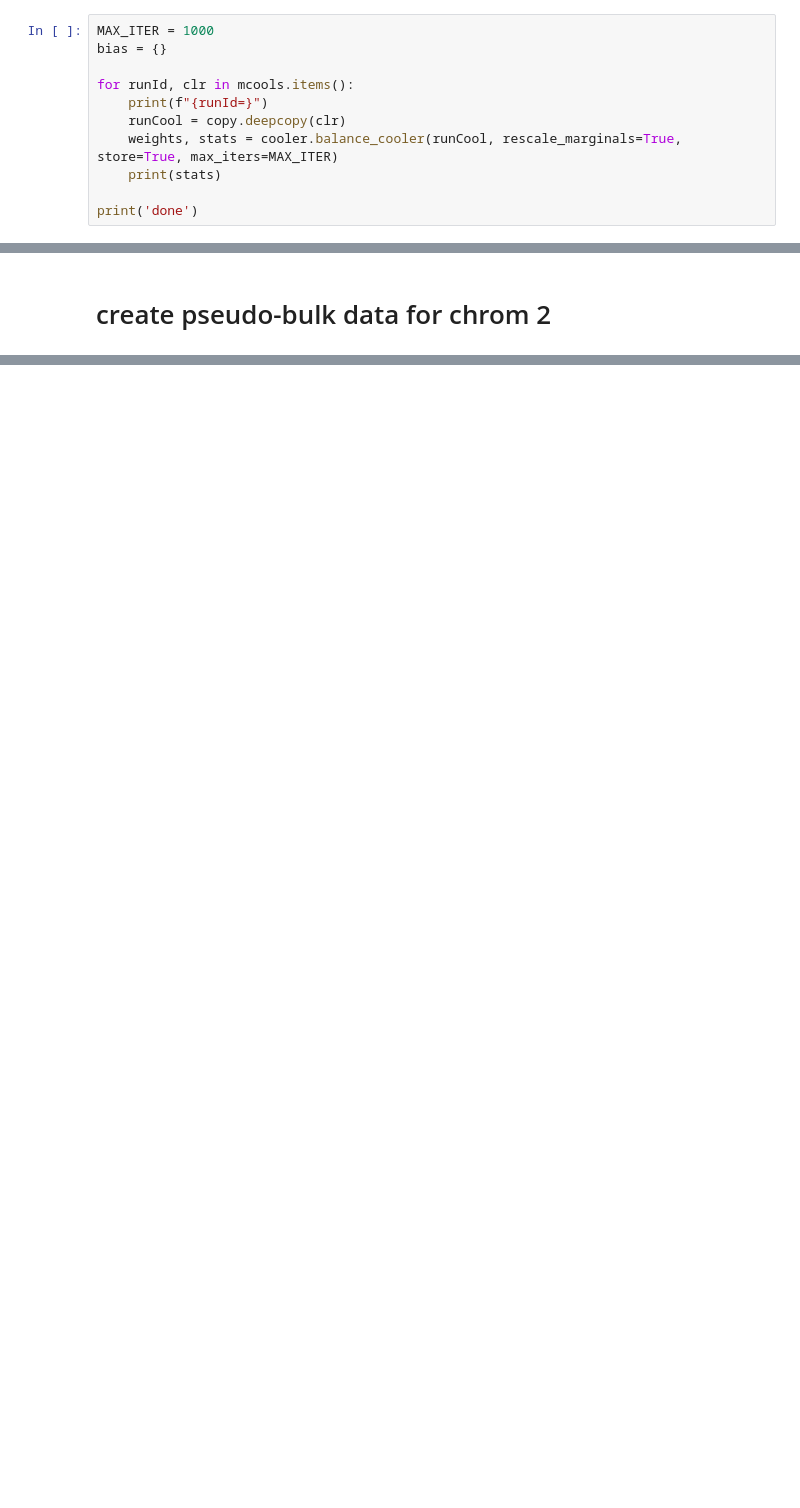
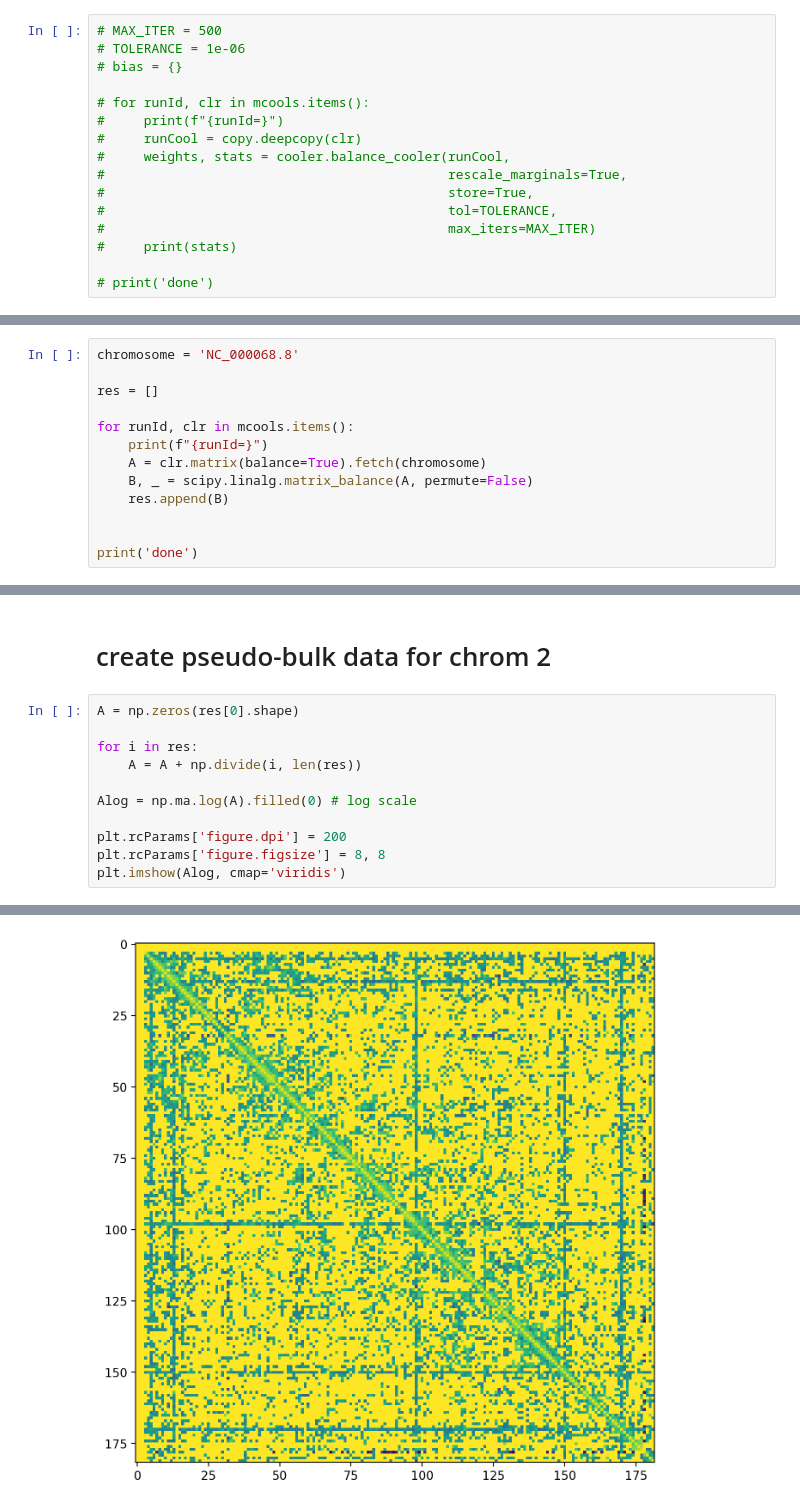
Before and after one commit to CooperStansbury/scPoreC-analysis, a Jupyter notebook: notebooks/single_cell_diffs.ipynb, the cells around one changed output, grey strips where cells are left out. Saved outputs shown, nothing was run; the diff lists cells and outputs as text; blank space fills up the shorter version.

```diff
--- a/notebooks/single_cell_diffs.ipynb
+++ b/notebooks/single_cell_diffs.ipynb
@@ -74,13 +77,18 @@ dict_keys(['run06', 'run01', 'run03', 'run04', 'run02', 'run07', 'run05'])
 # %% [markdown]
 # KR Balancing
 # %%
-MAX_ITER = 1000
-bias = {}
+# MAX_ITER = 500
+# TOLERANCE = 1e-06
+# bias = {}
 
-for runId, clr in mcools.items():
-    print(f"{runId=}")
-    runCool = copy.deepcopy(clr)
-    weights, stats = cooler.balance_cooler(runCool, rescale_marginals=True, store=True, max_iters=MAX_ITER)
-    print(stats)
+# for runId, clr in mcools.items():
+#     print(f"{runId=}")
+#     runCool = copy.deepcopy(clr)
+#     weights, stats = cooler.balance_cooler(runCool,
+#                                            rescale_marginals=True,
+#                                            store=True,
+#                                            tol=TOLERANCE,
+#                                            max_iters=MAX_ITER)
+#     print(stats)
 
-print('done')
+# print('done')
@@ -102,0 +97,13 @@ done
+# %%
+chromosome = 'NC_000068.8'
+
+res = []
+
+for runId, clr in mcools.items():
+    print(f"{runId=}")
+    A = clr.matrix(balance=True).fetch(chromosome)
+    B, _ = scipy.linalg.matrix_balance(A, permute=False)
+    res.append(B)
+
+
+print('done')
@@ -103,2 +119,14 @@ done
 # %% [markdown]
 # create pseudo-bulk data for chrom 2
+# %%
+A = np.zeros(res[0].shape)
+
+for i in res:
+    A = A + np.divide(i, len(res))
+
+Alog = np.ma.log(A).filled(0) # log scale
+
+plt.rcParams['figure.dpi'] = 200
+plt.rcParams['figure.figsize'] = 8, 8
+plt.imshow(Alog, cmap='viridis')
+# %% [output]
@@ -105 +134,2 @@ done
+[figure, added]
 # %%
```
Also changed, not shown: parts of 11 cells of this notebook, 5 other files.
